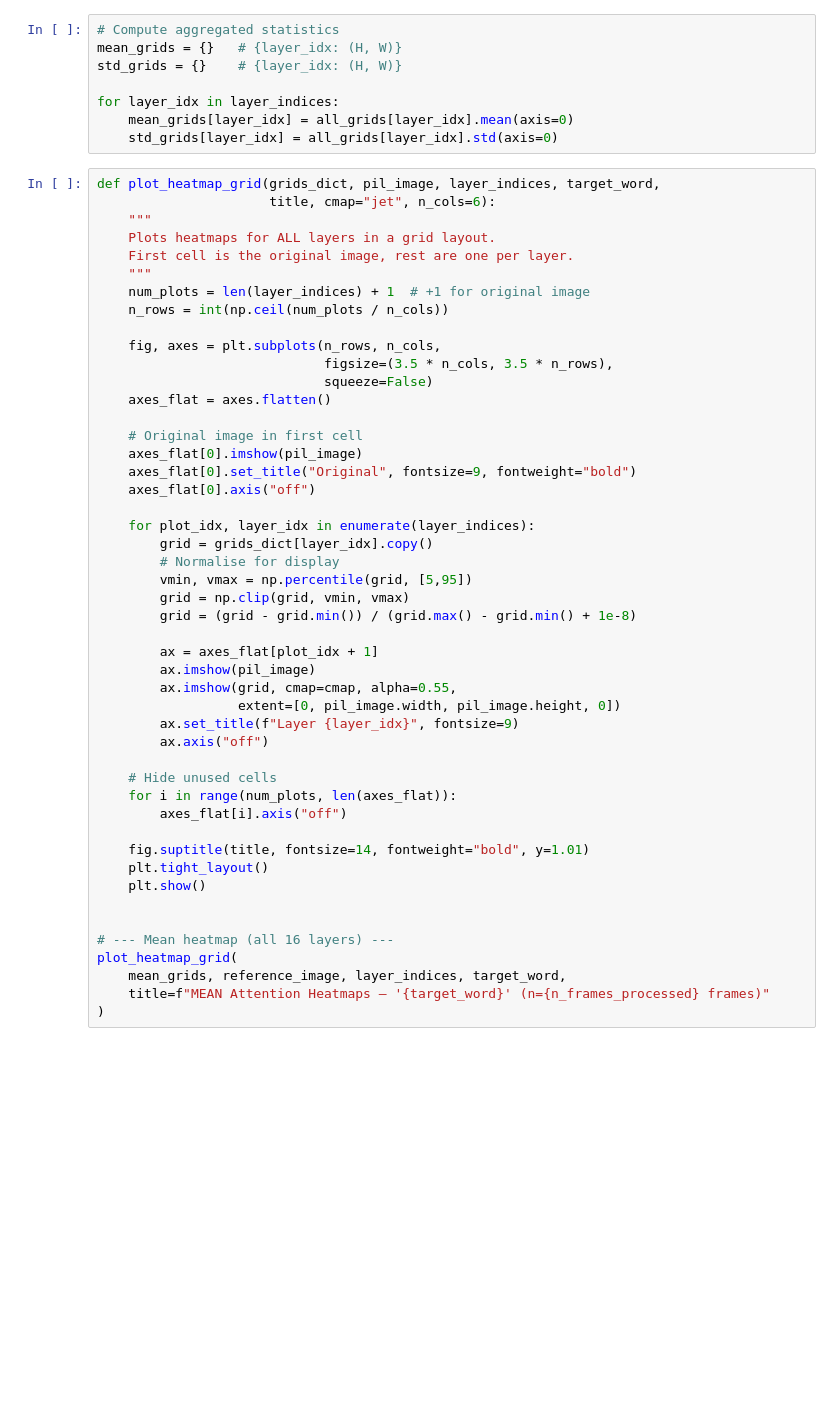
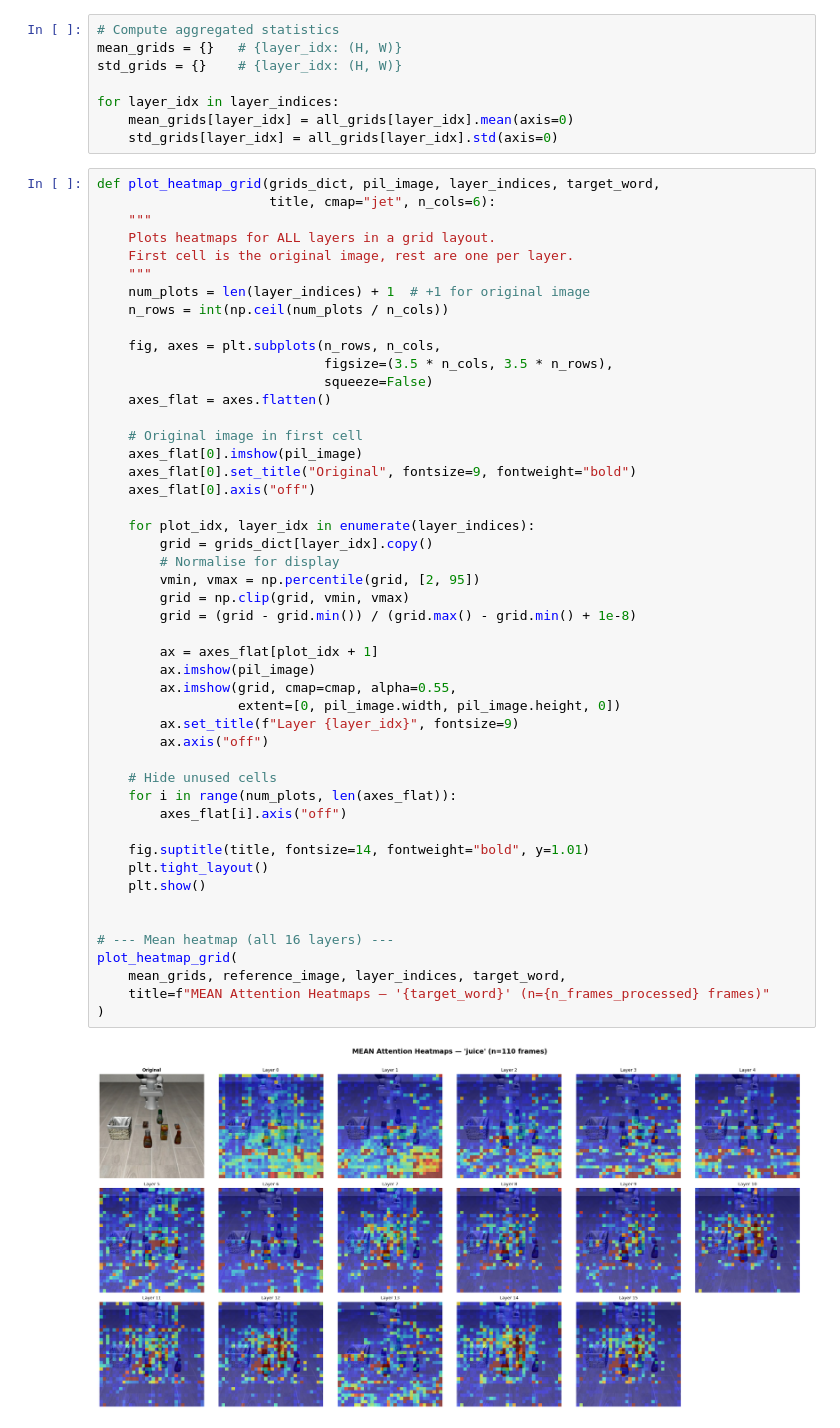
Before and after one commit to runeharlyk/vla-robotics, a Jupyter notebook: notebooks/vision_analysis_quantitative.ipynb, the cells around one changed output. Cells and saved outputs as stored; diff of their text form; blank space fills up the shorter version.

Commit message:
Adds a quantative vision analysis
Does so across 110 task images and uses the std to find the most deviating attention crops

```diff
--- a/notebooks/vision_analysis_quantitative.ipynb
+++ b/notebooks/vision_analysis_quantitative.ipynb
@@ -224,34 +254,36 @@ def plot_heatmap_grid(grids_dict, pil_image, layer_indices, target_word,
     axes_flat[0].set_title("Original", fontsize=9, fontweight="bold")
     axes_flat[0].axis("off")
 
     for plot_idx, layer_idx in enumerate(layer_indices):
         grid = grids_dict[layer_idx].copy()
         # Normalise for display
-        vmin, vmax = np.percentile(grid, [5,95])
+        vmin, vmax = np.percentile(grid, [2, 95])
         grid = np.clip(grid, vmin, vmax)
         grid = (grid - grid.min()) / (grid.max() - grid.min() + 1e-8)
 
         ax = axes_flat[plot_idx + 1]
         ax.imshow(pil_image)
         ax.imshow(grid, cmap=cmap, alpha=0.55,
                   extent=[0, pil_image.width, pil_image.height, 0])
         ax.set_title(f"Layer {layer_idx}", fontsize=9)
         ax.axis("off")
 
     # Hide unused cells
     for i in range(num_plots, len(axes_flat)):
         axes_flat[i].axis("off")
 
     fig.suptitle(title, fontsize=14, fontweight="bold", y=1.01)
     plt.tight_layout()
     plt.show()
 
 
 # --- Mean heatmap (all 16 layers) ---
 plot_heatmap_grid(
     mean_grids, reference_image, layer_indices, target_word,
     title=f"MEAN Attention Heatmaps — '{target_word}' (n={n_frames_processed} frames)"
 )
+# %% [output]
+[figure, added]
 # %%
 plot_heatmap_grid(
     std_grids, reference_image, layer_indices, target_word,
```
Also changed, not shown: parts of 9 cells of this notebook.
